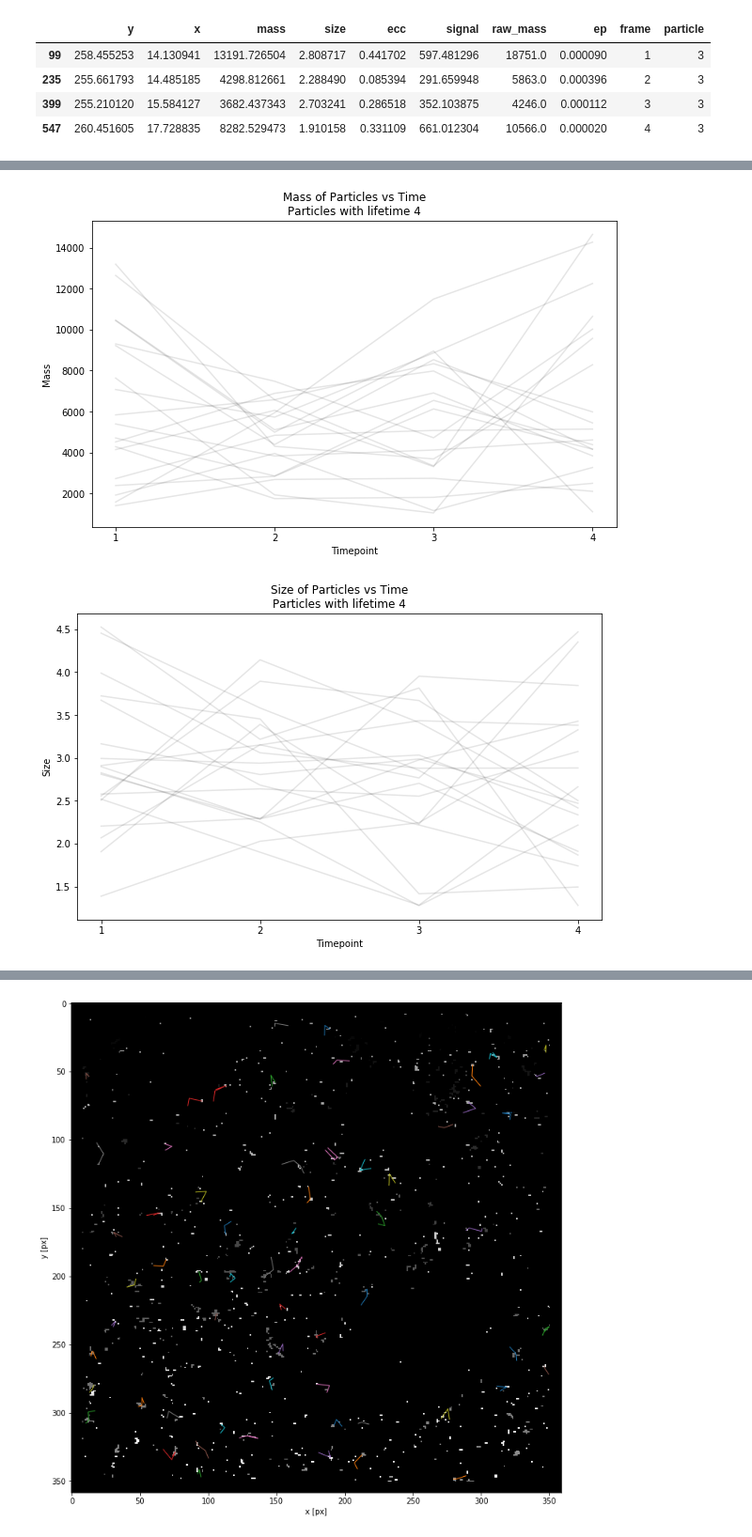
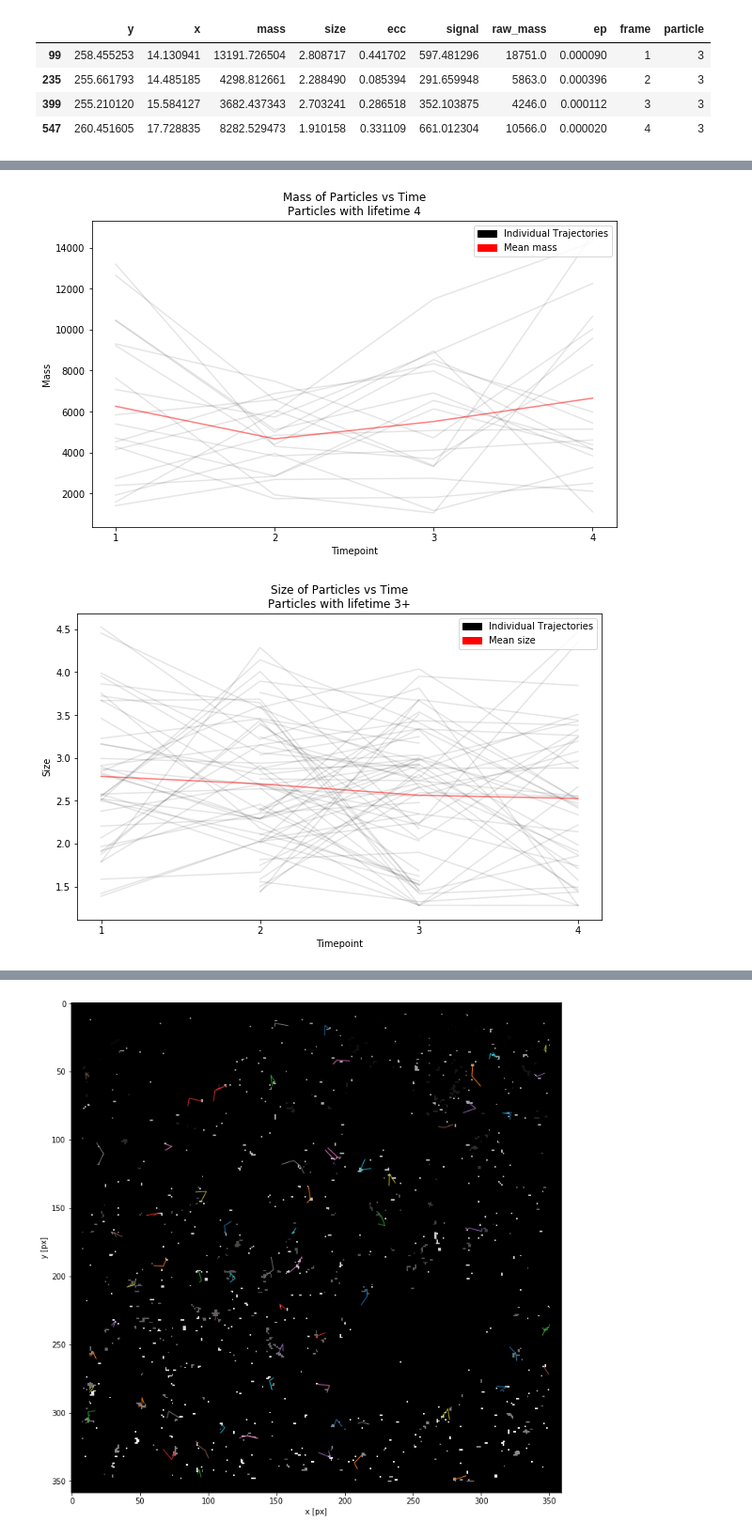
Before and after one commit to NeuroDataDesign/LIDS, a Jupyter notebook: tracking/notebooks/final_demo.ipynb, the cells around one changed output, grey strips where cells are left out. Shown at 94% size. Cells and saved outputs as stored; diff of their text form; code cells hidden in the pictures.

Commit message:
added f1 calculation figures

```diff
--- a/tracking/notebooks/final_demo.ipynb
+++ b/tracking/notebooks/final_demo.ipynb
@@ -446,3 +550,24 @@ t.loc[t['particle'] == 3]
 | 235 | 255.661793 | 14.485185 | 4298.812661 | 2.288490 | 0.085394 | 291.659948 | 5863.0 | 0.000396 | 2 | 3 |
 | 399 | 255.210120 | 15.584127 | 3682.437343 | 2.703241 | 0.286518 | 352.103875 | 4246.0 | 0.000112 | 3 | 3 |
 | 547 | 260.451605 | 17.728835 | 8282.529473 | 1.910158 | 0.331109 | 661.012304 | 10566.0 | 0.000020 | 4 | 3 |
+# %%
+plt.figure(figsize=(10, 6))
+plt.title("Mass of Particles vs Time\nParticles with lifetime 3+")
+plt.xlabel('Timepoint')
+plt.xticks(np.arange(4))
+plt.ylabel('Mass')
+df = pd.concat(g for _, g in t.groupby("particle") if len(g) >= 3)
+for i in df.particle.unique():
+    df1 = t.loc[t['particle'] == i]
+    plt.plot(df1['frame'], df1['mass'], 'k-', alpha=0.1)
+    plt.xticks(np.arange(1, 5, step=1))
+
+means = [df[df['frame']==i]['mass'].mean() for i in range(1,5)]
+plt.plot(df['frame'].unique(), means, 'r-', alpha=0.5)
+
+trajectories = mpl.patches.Patch(color='k', label='Individual Trajectories')
+mean = mpl.patches.Patch(color='r', label='Mean mass')
+plt.legend(handles=[trajectories, mean], loc=1)
+
+
+plt.savefig('../figures/mass_vs_time_min_lifetime_3.PNG', dpi=300)
@@ -449,5 +576,5 @@ t.loc[t['particle'] == 3]
 # %%
-plt.figure()
+plt.figure(figsize=(10, 6))
 plt.title("Mass of Particles vs Time\nParticles with lifetime 4")
 plt.xlabel('Timepoint')
 plt.xticks(np.arange(4))
@@ -457,18 +584,36 @@ for i in df.particle.unique():
     df1 = t.loc[t['particle'] == i]
     plt.plot(df1['frame'], df1['mass'], 'k-', alpha=0.1)
     plt.xticks(np.arange(1, 5, step=1))
+
+means = [df[df['frame']==i]['mass'].mean() for i in range(1,5)]
+plt.plot(df['frame'].unique(), means, 'r-', alpha=0.5)
+
+trajectories = mpl.patches.Patch(color='k', label='Individual Trajectories')
+mean = mpl.patches.Patch(color='r', label='Mean mass')
+plt.legend(handles=[trajectories, mean], loc=1)
+
+plt.savefig('../figures/mass_vs_time_min_lifetime_4.PNG', dpi=300)
 # %% [output]
-[figure, old version]
+[figure, new version]
 # %%
-plt.figure()
-plt.title("Size of Particles vs Time\nParticles with lifetime 4")
+plt.figure(figsize=(10, 6))
+plt.title("Size of Particles vs Time\nParticles with lifetime 3+")
 plt.xlabel('Timepoint')
 plt.xticks(np.arange(4))
 plt.ylabel('Size')
-df = pd.concat(g for _, g in t.groupby("particle") if len(g) > 3)
+df = pd.concat(g for _, g in t.groupby("particle") if len(g) >= 3)
 for i in df.particle.unique():
     df1 = t.loc[t['particle'] == i]
     plt.plot(df1['frame'], df1['size'], 'k-', alpha=0.1)
     plt.xticks(np.arange(1, 5, step=1))
+
+means = [df[df['frame']==i]['size'].mean() for i in range(1,5)]
+plt.plot(df['frame'].unique(), means, 'r-', alpha=0.5)
+
+trajectories = mpl.patches.Patch(color='k', label='Individual Trajectories')
+mean = mpl.patches.Patch(color='r', label='Mean size')
+plt.legend(handles=[trajectories, mean], loc=1)
+
+plt.savefig('../figures/size_vs_time_min_lifetime_3.PNG', dpi=300)
 # %% [output]
-[figure, old version]
+[figure, new version]
```
Also changed, not shown: parts of 14 cells of this notebook, 9 other files.
